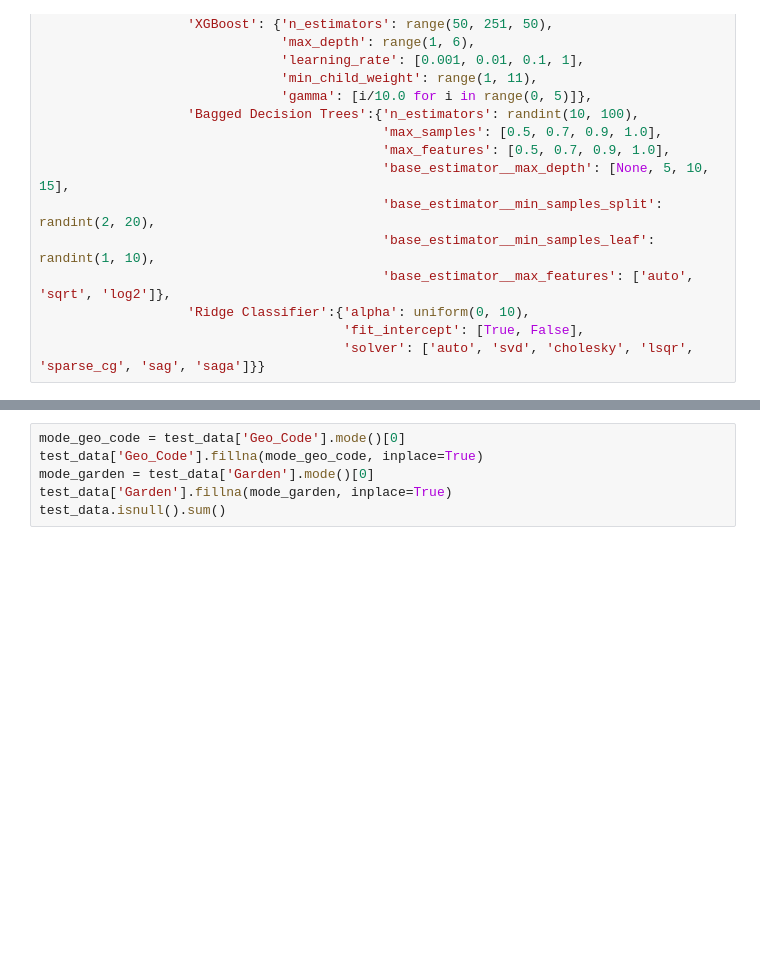
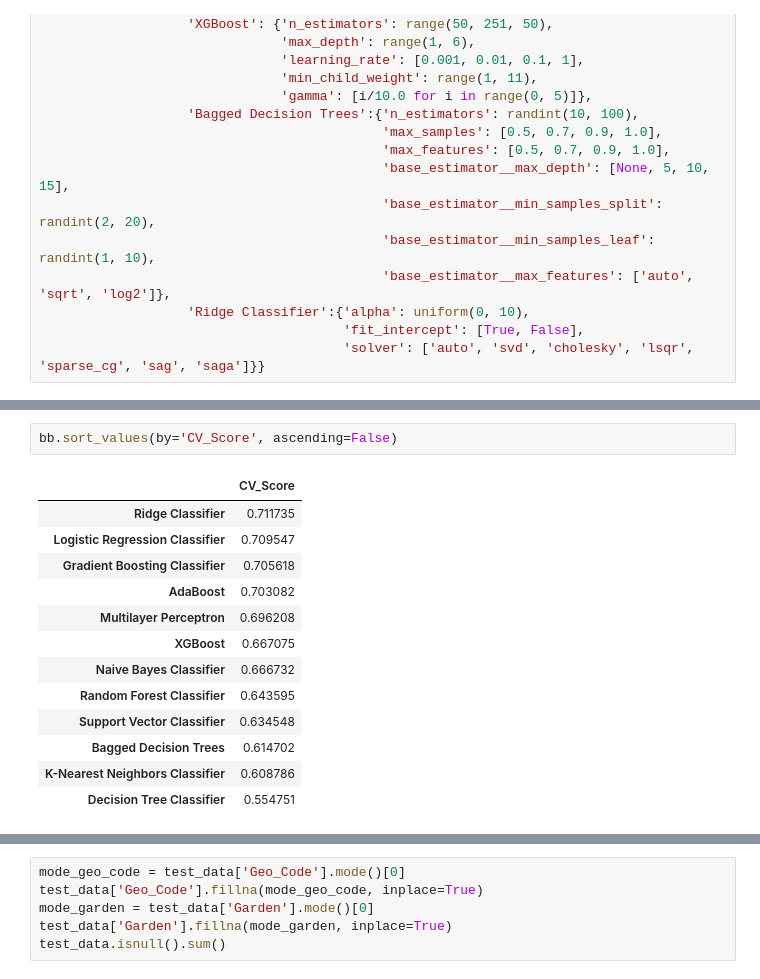
Before and after one commit to uduakobioh/NCAIR_AI, a Jupyter notebook: ML_Compete/Classification/data-science-nigeria-2019-challenge-1-insurance-prediction/base.ipynb, the cells around one changed output, grey strips where cells are left out. Drawn from its saved outputs; the diff is of its cells as text; blank space fills up the shorter version.

```diff
--- a/ML_Compete/Classification/data-science-nigeria-2019-challenge-1-insurance-prediction/base.ipynb
+++ b/ML_Compete/Classification/data-science-nigeria-2019-challenge-1-insurance-prediction/base.ipynb
@@ -473,0 +416,16 @@ train_data.groupby('Geo_Code').count()
+# %%
+bb.sort_values(by='CV_Score', ascending=False)
+# %% [output]
+|  | CV_Score |
+| Ridge Classifier | 0.711735 |
+| Logistic Regression Classifier | 0.709547 |
+| Gradient Boosting Classifier | 0.705618 |
+| AdaBoost | 0.703082 |
+| Multilayer Perceptron | 0.696208 |
+| XGBoost | 0.667075 |
+| Naive Bayes Classifier | 0.666732 |
+| Random Forest Classifier | 0.643595 |
+| Support Vector Classifier | 0.634548 |
+| Bagged Decision Trees | 0.614702 |
+| K-Nearest Neighbors Classifier | 0.608786 |
+| Decision Tree Classifier | 0.554751 |
```
Also changed, not shown: parts of 26 cells of this notebook, 3 other files.
